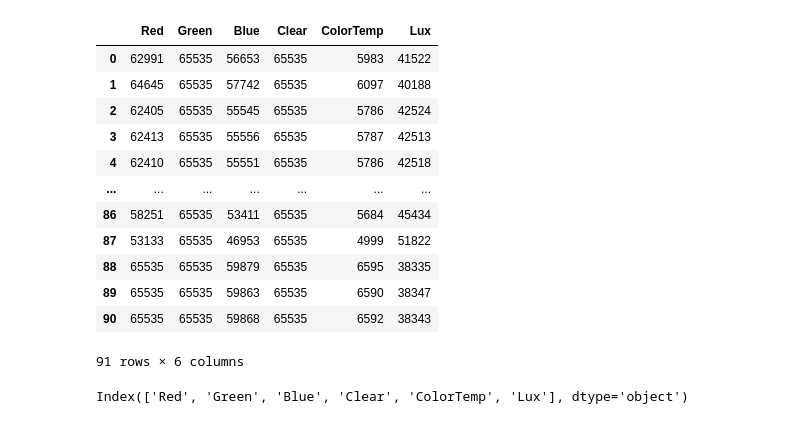
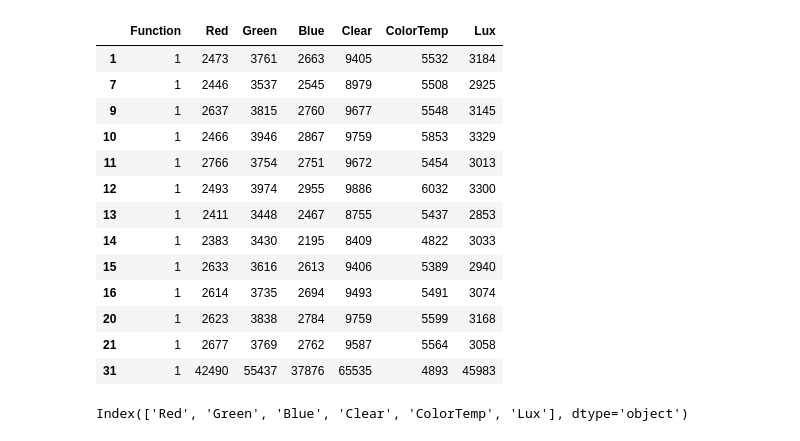
Before and after one commit to DimitarKV/CBLEmbedded, a Jupyter notebook: Orchestrator/Orchestrator.Portal/PointPlot/3DViewColorSensor.ipynb, the cells around one changed output. Saved outputs shown, nothing was run; the diff lists cells and outputs as text; code cells hidden in the pictures.

```diff
--- a/Orchestrator/Orchestrator.Portal/PointPlot/3DViewColorSensor.ipynb
+++ b/Orchestrator/Orchestrator.Portal/PointPlot/3DViewColorSensor.ipynb
@@ -10,27 +10,32 @@ import sklearn.linear_model
 # %%
 dfWhite = pd.read_csv('../white.csv')
 dfMiscWhite = pd.read_csv('../misc_white.csv')
 dfEmpty = pd.read_csv('../empty.csv')
 dfBlack = pd.read_csv('../black.csv')
 dfMiscBlack = pd.read_csv('../misc_black.csv')
 dfRed = pd.read_csv('../red120ms.csv')
 dfGreen = pd.read_csv('../green120ms.csv')
+dfBulk = pd.read_csv('../../Orchestrator.Driver/CollectedData/bulk.csv')
+dfWrong = dfBulk.iloc[[1, 7, 9, 10, 11, 12, 13, 14, 15, 16, 20, 21, 31]]
+dfWrong
+
 #dfConveyor = pd.read_csv('data4.csv')
-dfWhite.head(100)
+# dfWhite.head(100)
 # %% [output]
-|  | Red | Green | Blue | Clear | ColorTemp | Lux |
-| 0 | 62991 | 65535 | 56653 | 65535 | 5983 | 41522 |
-| 1 | 64645 | 65535 | 57742 | 65535 | 6097 | 40188 |
-| 2 | 62405 | 65535 | 55545 | 65535 | 5786 | 42524 |
-| 3 | 62413 | 65535 | 55556 | 65535 | 5787 | 42513 |
-| 4 | 62410 | 65535 | 55551 | 65535 | 5786 | 42518 |
-| ... | ... | ... | ... | ... | ... | ... |
-| 86 | 58251 | 65535 | 53411 | 65535 | 5684 | 45434 |
-| 87 | 53133 | 65535 | 46953 | 65535 | 4999 | 51822 |
-| 88 | 65535 | 65535 | 59879 | 65535 | 6595 | 38335 |
-| 89 | 65535 | 65535 | 59863 | 65535 | 6590 | 38347 |
-| 90 | 65535 | 65535 | 59868 | 65535 | 6592 | 38343 |
+|  | Function | Red | Green | Blue | Clear | ColorTemp | Lux |
+| 1 | 1 | 2473 | 3761 | 2663 | 9405 | 5532 | 3184 |
+| 7 | 1 | 2446 | 3537 | 2545 | 8979 | 5508 | 2925 |
+| 9 | 1 | 2637 | 3815 | 2760 | 9677 | 5548 | 3145 |
+| 10 | 1 | 2466 | 3946 | 2867 | 9759 | 5853 | 3329 |
+| 11 | 1 | 2766 | 3754 | 2751 | 9672 | 5454 | 3013 |
+| 12 | 1 | 2493 | 3974 | 2955 | 9886 | 6032 | 3300 |
+| 13 | 1 | 2411 | 3448 | 2467 | 8755 | 5437 | 2853 |
+| 14 | 1 | 2383 | 3430 | 2195 | 8409 | 4822 | 3033 |
+| 15 | 1 | 2633 | 3616 | 2613 | 9406 | 5389 | 2940 |
+| 16 | 1 | 2614 | 3735 | 2694 | 9493 | 5491 | 3074 |
+| 20 | 1 | 2623 | 3838 | 2784 | 9759 | 5599 | 3168 |
+| 21 | 1 | 2677 | 3769 | 2762 | 9587 | 5564 | 3058 |
+| 31 | 1 | 42490 | 55437 | 37876 | 65535 | 4893 | 45983 |
-91 rows × 6 columns
 # %%
 dfWhite.columns
 # %% [output]
```
Also changed, not shown: parts of 5 cells of this notebook, 7 other files.
